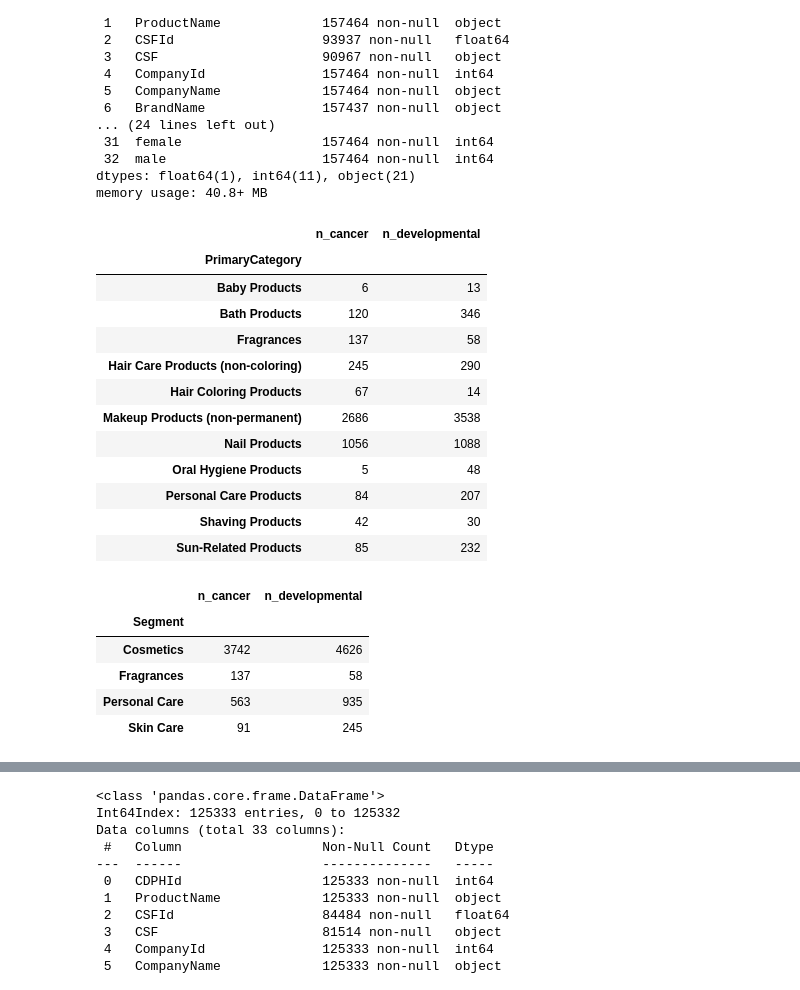
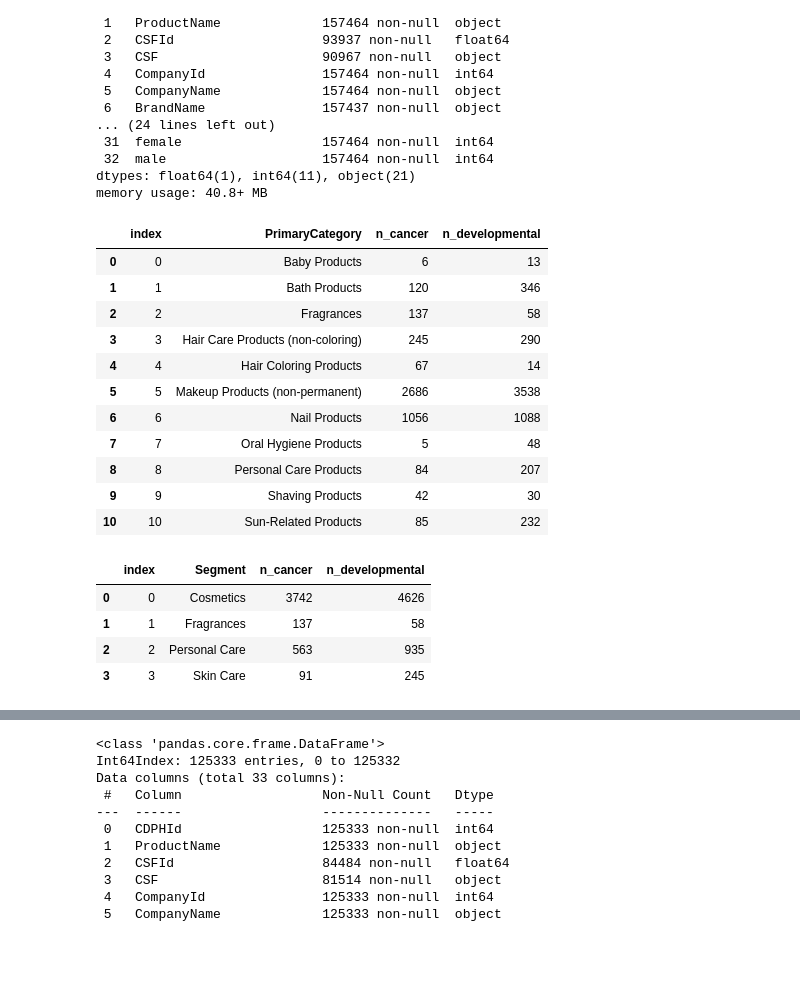
Before and after one commit to envirodatascience/final-project-env617_personalcareproducts, a Jupyter notebook: ENV_617_Final_Project_PersonalCareProducts_pynb.ipynb, the cells around one changed output, grey strips where cells are left out. Cells and saved outputs as stored; diff of their text form; code cells hidden in the pictures; blank space fills up the shorter version.

```diff
--- a/ENV_617_Final_Project_PersonalCareProducts_pynb.ipynb
+++ b/ENV_617_Final_Project_PersonalCareProducts_pynb.ipynb
@@ -247,31 +247,31 @@ dtypes: float64(1), int64(11), object(21)
 memory usage: 40.8+ MB
 # %%
 #Which primary category of personal care product cosnsits of the highest number of chemicals with cancer and developmental risk
-df_chemicals_risks_merge.groupby('PrimaryCategory').agg(n_cancer=('cancer','sum'),n_developmental=('developmental','sum'))
+df_prim_category_chemicals_risks = df_chemicals_risks_merge.groupby('PrimaryCategory', as_index=False).agg(n_cancer=('cancer','sum'),n_developmental=('developmental','sum'))
+df_prim_category_chemicals_risks.reset_index()
 # %% [output]
-|  | n_cancer | n_developmental |
-| PrimaryCategory |  |  |
-| Baby Products | 6 | 13 |
-| Bath Products | 120 | 346 |
-| Fragrances | 137 | 58 |
-| Hair Care Products (non-coloring) | 245 | 290 |
-| Hair Coloring Products | 67 | 14 |
-| Makeup Products (non-permanent) | 2686 | 3538 |
-| Nail Products | 1056 | 1088 |
-| Oral Hygiene Products | 5 | 48 |
-| Personal Care Products | 84 | 207 |
-| Shaving Products | 42 | 30 |
-| Sun-Related Products | 85 | 232 |
+|  | index | PrimaryCategory | n_cancer | n_developmental |
+| 0 | 0 | Baby Products | 6 | 13 |
+| 1 | 1 | Bath Products | 120 | 346 |
+| 2 | 2 | Fragrances | 137 | 58 |
+| 3 | 3 | Hair Care Products (non-coloring) | 245 | 290 |
+| 4 | 4 | Hair Coloring Products | 67 | 14 |
+| 5 | 5 | Makeup Products (non-permanent) | 2686 | 3538 |
+| 6 | 6 | Nail Products | 1056 | 1088 |
+| 7 | 7 | Oral Hygiene Products | 5 | 48 |
+| 8 | 8 | Personal Care Products | 84 | 207 |
+| 9 | 9 | Shaving Products | 42 | 30 |
+| 10 | 10 | Sun-Related Products | 85 | 232 |
 # %%
 #Which segment has the highest number of chemicals with cancer and developmental risk
-df_chemicals_risks_merge.groupby('Segment').agg(n_cancer=('cancer','sum'),n_developmental=('developmental','sum'))
+df_segment_chemicals_risks = df_chemicals_risks_merge.groupby('Segment', as_index=False).agg(n_cancer=('cancer','sum'),n_developmental=('developmental','sum'))
+df_segment_chemicals_risks.reset_index()
 # %% [output]
-|  | n_cancer | n_developmental |
-| Segment |  |  |
-| Cosmetics | 3742 | 4626 |
-| Fragrances | 137 | 58 |
-| Personal Care | 563 | 935 |
-| Skin Care | 91 | 245 |
+|  | index | Segment | n_cancer | n_developmental |
+| 0 | 0 | Cosmetics | 3742 | 4626 |
+| 1 | 1 | Fragrances | 137 | 58 |
+| 2 | 2 | Personal Care | 563 | 935 |
+| 3 | 3 | Skin Care | 91 | 245 |
 # %%
 #Create new dataframe with just Cosmetics segment
 df_chemicals_cosmetics = df_chemicals_1.loc[df_chemicals_1['Segment'] == 'Cosmetics']
```
Also changed, not shown: parts of 10 cells of this notebook.
